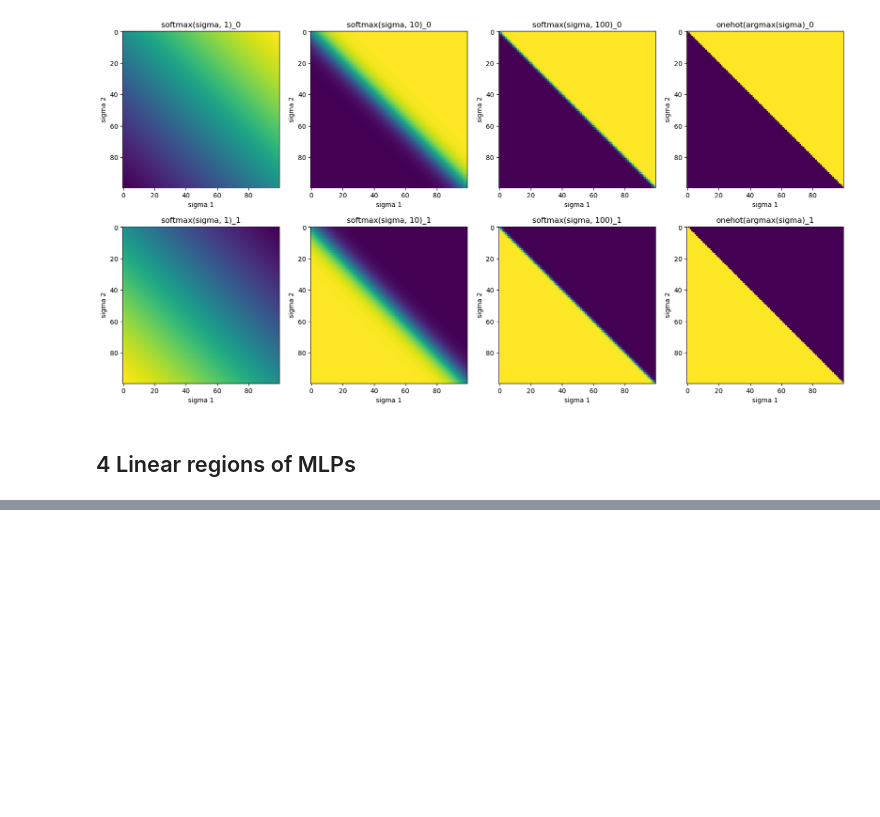
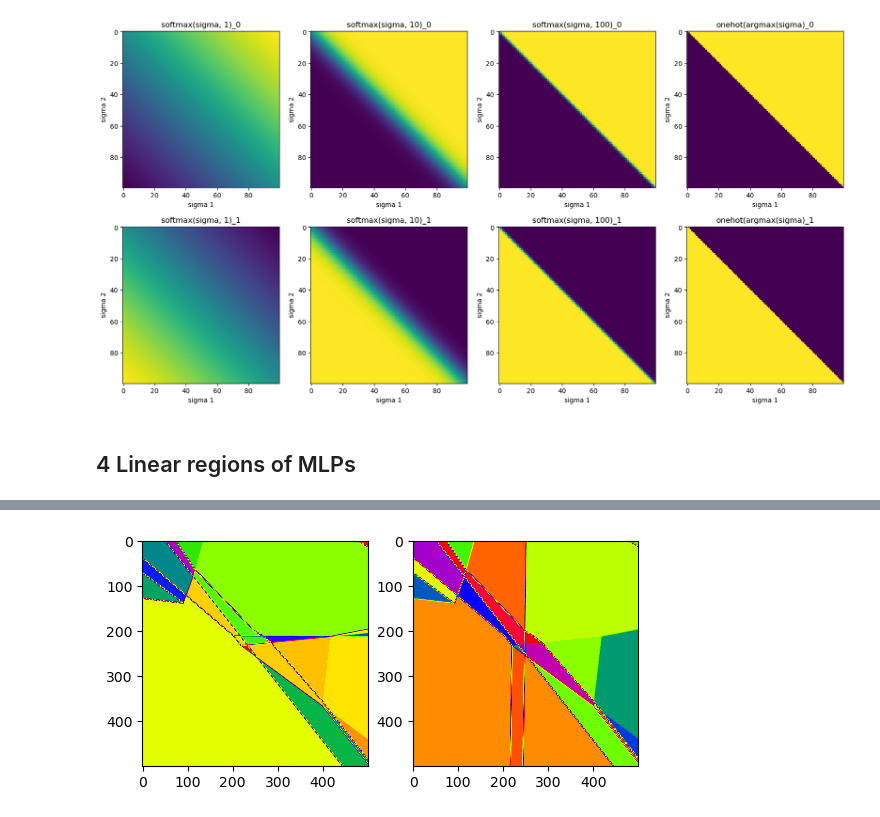
Before and after one commit to emironovich/mlph_w24, a Jupyter notebook: sheet05/sheet05.ipynb, the cells around one changed output, grey strips where cells are left out. Saved outputs shown, nothing was run; the diff lists cells and outputs as text; code cells hidden in the pictures; blank space fills up the shorter version.

```diff
--- a/sheet05/sheet05.ipynb
+++ b/sheet05/sheet05.ipynb
@@ -130,0 +234,10 @@ fig.set_figheight(10)
+# %%
+deep_gradient = np.gradient(deep_val)
+
+fig, ax = plt.subplots(1, 2)
+for i in range(2):
+    ax[i].imshow(deep_gradient[i], cmap=mpl.colormaps['prism'])
+
+plt.show()
+# %% [output]
+[figure, added]
```
Also changed, not shown: parts of 6 cells of this notebook.
